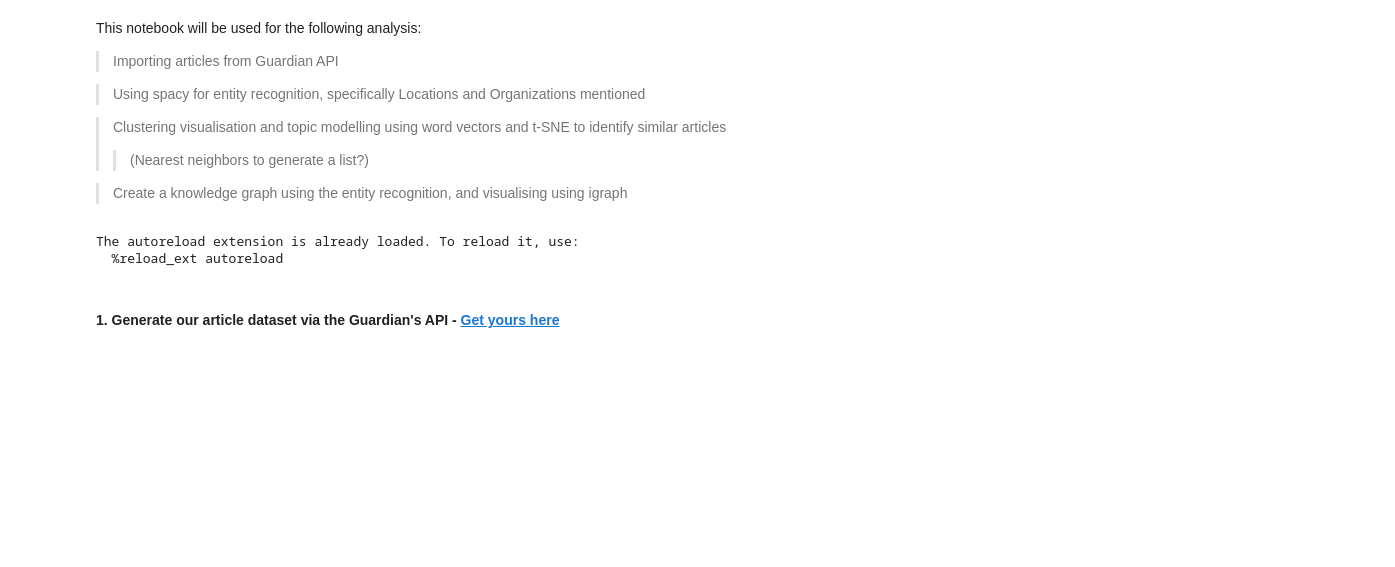
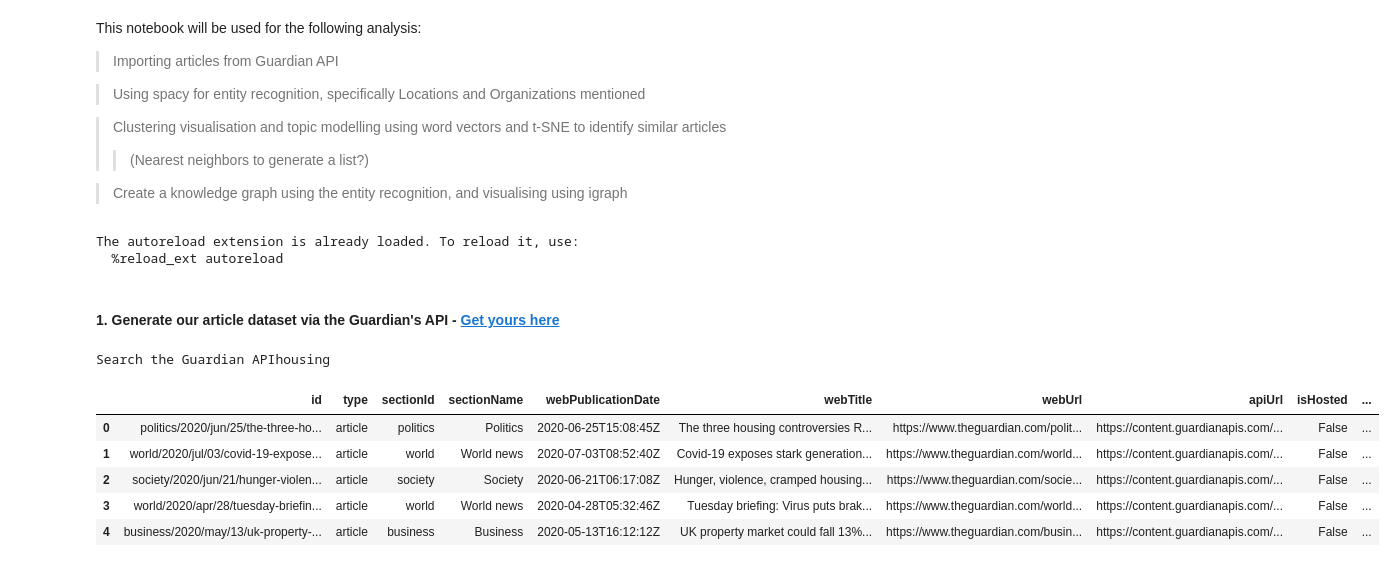
Before and after one commit to dudikbender/article-popularity-nlp, a Jupyter notebook: exploration/guardian_topic_modelling_and_graph/analysis.ipynb, the cells around one changed output. Saved outputs shown, nothing was run; the diff lists cells and outputs as text; code cells hidden in the pictures; blank space fills up the shorter version.

```diff
--- a/exploration/guardian_topic_modelling_and_graph/analysis.ipynb
+++ b/exploration/guardian_topic_modelling_and_graph/analysis.ipynb
@@ -61 +54,39 @@ for i in range(1,int(number_of_records_to_retrieve / 100 + 1)):
+# %%
+def guardian_articles_dataframe(api_key, search_term='', number_of_records=100):
+    '''Returns a dataframe with article information from the Guardian API
+
+    var:
+        search_term: Query string passed to the Guardian API to search the server database
+
+        api_key: key required to access the Guardian API. Available for free from Guardian Developer website
+
+        number_of_records: Indicates the  number of records to return in the dataframe'''
+    # Instantiate the pandas dataframe
+    df = pd.DataFrame()
+
+    # Iterate through a series of API calls to retrieve the records, and append to dataframe
+    for i in range(1,int(number_of_records / 200 + 1)):
+        try:
+            data = json_normalize(search_guardian_articles(api_key=API_KEY, search_term=search_term, page_size=200, page=i)['response']['results'])
+            df = df.append(data)
+        except:
+            break
+
+    # Reset index and return the dataframe
+    df = df.reset_index(drop=True)
+    return df[:number_of_records]
+# %%
+# Search the Guardian API with a term to get our dataset
+term = input('Search the Guardian API')
+
+df = guardian_articles_dataframe(api_key=API_KEY, search_term=term, number_of_records=1000)
+df.head()
+# %% [output]
+Search the Guardian APIhousing
+|  | id | type | sectionId | sectionName | webPublicationDate | webTitle | webUrl | apiUrl | isHosted | ... |
+| 0 | politics/2020/jun/25/the-three-ho... | article | politics | Politics | 2020-06-25T15:08:45Z | The three housing controversies R... | https://www.theguardian.com/polit... | https://content.guardianapis.com/... | False | ... |
+| 1 | world/2020/jul/03/covid-19-expose... | article | world | World news | 2020-07-03T08:52:40Z | Covid-19 exposes stark generation... | https://www.theguardian.com/world... | https://content.guardianapis.com/... | False | ... |
+| 2 | society/2020/jun/21/hunger-violen... | article | society | Society | 2020-06-21T06:17:08Z | Hunger, violence, cramped housing... | https://www.theguardian.com/socie... | https://content.guardianapis.com/... | False | ... |
+| 3 | world/2020/apr/28/tuesday-briefin... | article | world | World news | 2020-04-28T05:32:46Z | Tuesday briefing: Virus puts brak... | https://www.theguardian.com/world... | https://content.guardianapis.com/... | False | ... |
+| 4 | business/2020/may/13/uk-property-... | article | business | Business | 2020-05-13T16:12:12Z | UK property market could fall 13%... | https://www.theguardian.com/busin... | https://content.guardianapis.com/... | False | ... |
 # %%
```
Also changed, not shown: parts of 13 cells of this notebook, 4 other files.
